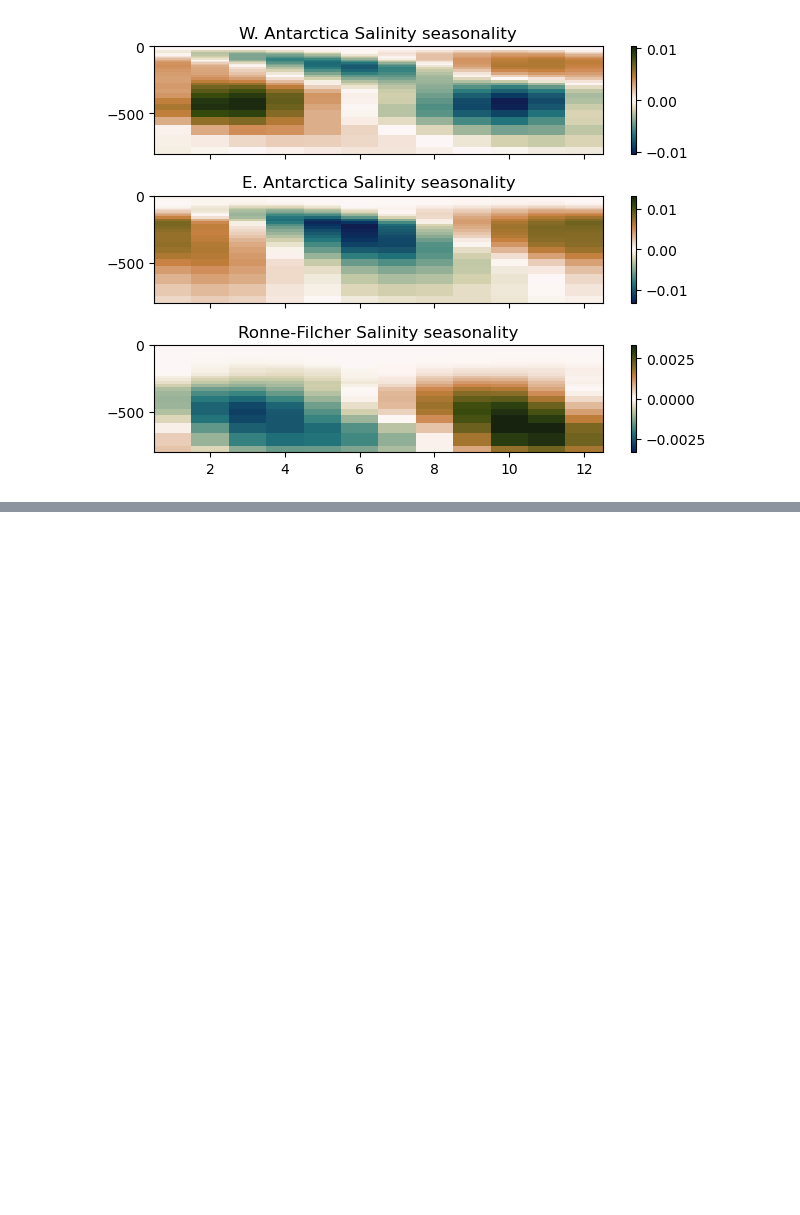
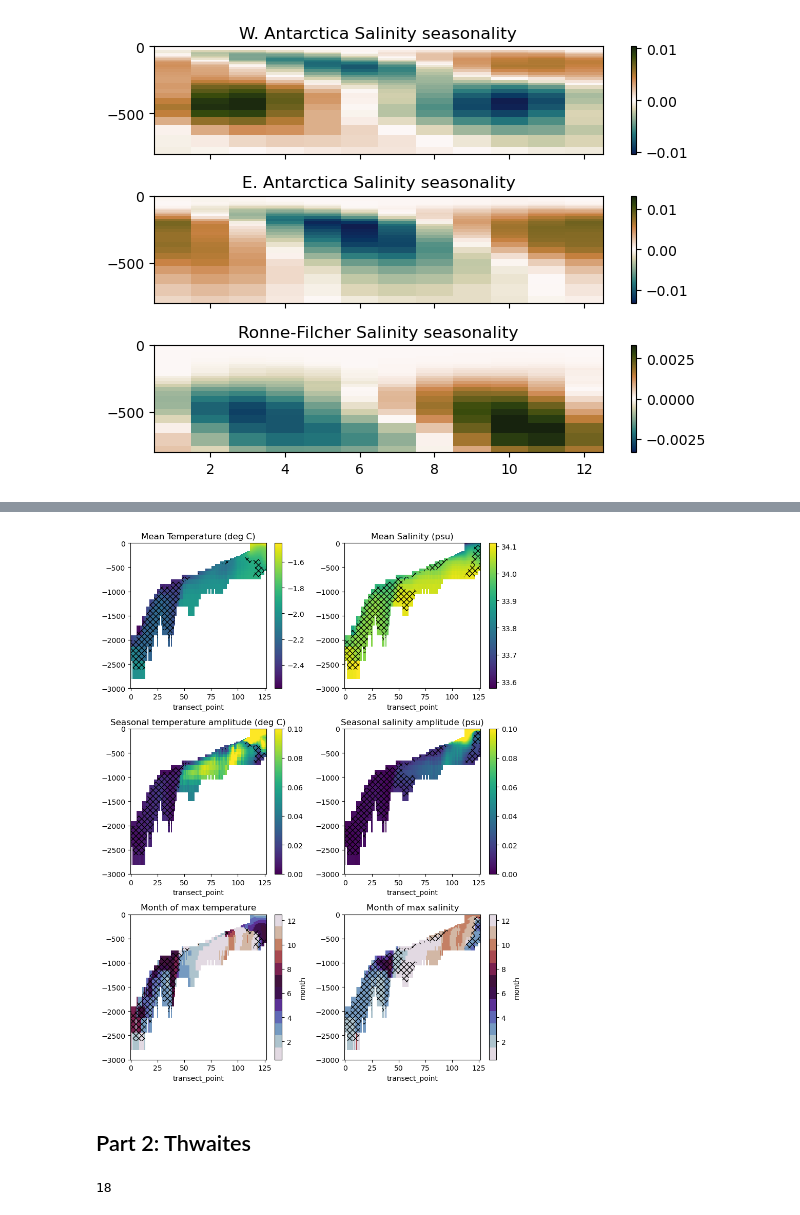
Before and after one commit to keturner8/BGOSE_iceshelves, a Jupyter notebook: analysis/T_S_seasonality.ipynb, the cells around one changed output, grey strips where cells are left out. Saved outputs shown, nothing was run; the diff lists cells and outputs as text; code cells hidden in the pictures; blank space fills up the shorter version.

Commit message:
Include transects for various ice shelves

```diff
--- a/analysis/T_S_seasonality.ipynb
+++ b/analysis/T_S_seasonality.ipynb
@@ -196,0 +322,40 @@ seasonal_model2[:,:,20,0].T.plot()
+# %%
+fig, axs = plt.subplots(nrows=3, ncols=2, figsize=(8.5,11))
+axs=axs.flatten()
+
+T_transect.mean(dim='time').plot(ax=axs[0], cbar_kwargs={'label':''})
+S_transect.mean(dim='time').plot(ax=axs[1], cbar_kwargs={'label':''})
+
+T_model2.max(dim='month').plot(ax=axs[2], vmin=0, vmax=0.1, extend='neither')
+S_model2.max(dim='month').plot(ax=axs[3], vmin=0, vmax=0.1, extend='neither')
+
+T_model2.idxmax(dim='month').plot(ax=axs[4], vmin=0.5, vmax=12.5, cmap=plt.get_cmap('twilight',12))
+S_model2.idxmax(dim='month').plot(ax=axs[5], vmin=0.5, vmax=12.5, cmap=plt.get_cmap('twilight',12))
+
+for i in range(6):
+    if i%2 == 0:
+        T_varexp_seas.plot.contourf(ax=axs[i], levels=[0, 0.25, 1], colors='none', hatches=['xxx', ''], add_colorbar=False)
+    else:
+        S_varexp_seas.plot.contourf(ax=axs[i], levels=[0, 0.25, 1], colors='none', hatches=['xxx', ''], add_colorbar=False)
+    axs[i].set_ylim([-3000, 0])
+    axs[i].set_ylabel('')
+
+axs[0].set_title('Mean Temperature (deg C)')
+axs[1].set_title('Mean Salinity (psu)')
+axs[2].set_title('Seasonal temperature amplitude (deg C)')
+axs[3].set_title('Seasonal salinity amplitude (psu)')
+axs[4].set_title('Month of max temperature')
+axs[5].set_title('Month of max salinity')
+
+plt.tight_layout()
+
+
+plt.savefig('/work/Katherine.Turner/BGOSE/figures/Amery_cavity_seasonality.png', format='png')
+# %% [output]
+[figure, added]
+# %% [markdown]
+## Part 2: Thwaites
+# %%
+Names.index('Thwaites')
+# %% [output]
+18
```
Also changed, not shown: parts of 26 cells of this notebook, 11 other files.
